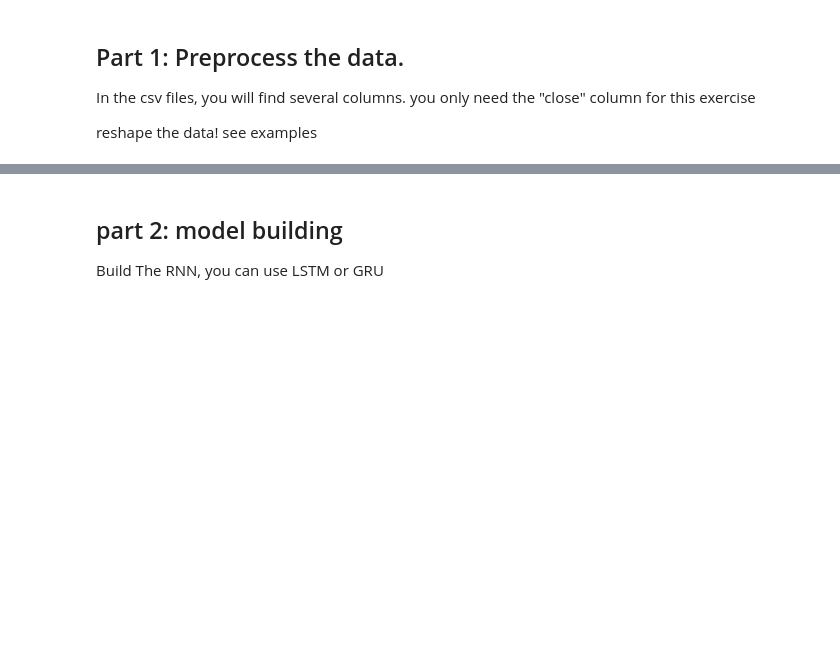
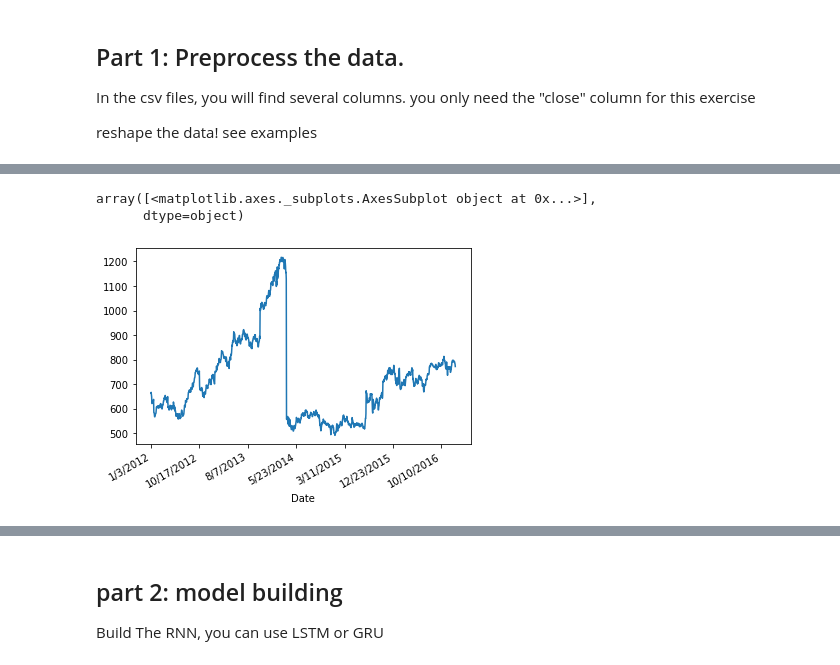
Before and after one commit to alokproc/aprendizaje_automatico_avanzado, a Jupyter notebook: 01_rnn/01_google_stock_prediction/GoogleStockPrice-exercise.ipynb, the cells around one changed output, grey strips where cells are left out. Saved outputs shown, nothing was run; the diff lists cells and outputs as text; code cells hidden in the pictures; blank space fills up the shorter version.

```diff
--- a/01_rnn/01_google_stock_prediction/GoogleStockPrice-exercise.ipynb
+++ b/01_rnn/01_google_stock_prediction/GoogleStockPrice-exercise.ipynb
@@ -44,0 +27,20 @@ Name: Close, dtype: object
+# %%
+# train
+df_train = pd.read_csv('Google_Stock_Price_Train.csv')
+close_train = df_train['Close']
+close_train = close_train.astype(str).str.replace(',', '')
+close_train = pd.to_numeric(close_train)
+close_train.index = df_train['Date']
+
+# test
+df_test = pd.read_csv('Google_Stock_Price_Test.csv')
+close_test = df_test['Close']
+close_test = close_test.astype(str).str.replace(',', '')
+close_test = pd.to_numeric(close_test)
+close_test.index = df_test['Date']
+
+print(close_train.head())
+print(close_train.shape)
+print()
+print(close_test.head())
+print(close_test.shape)
@@ -44,0 +65,6 @@ Name: Close, dtype: object
+# %%
+close_train.plot(subplots=True)
+# %% [output]
+array([<matplotlib.axes._subplots.AxesSubplot object at 0x...>],
+      dtype=object)
+[figure, added]
```
Also changed, not shown: parts of 7 cells of this notebook.
